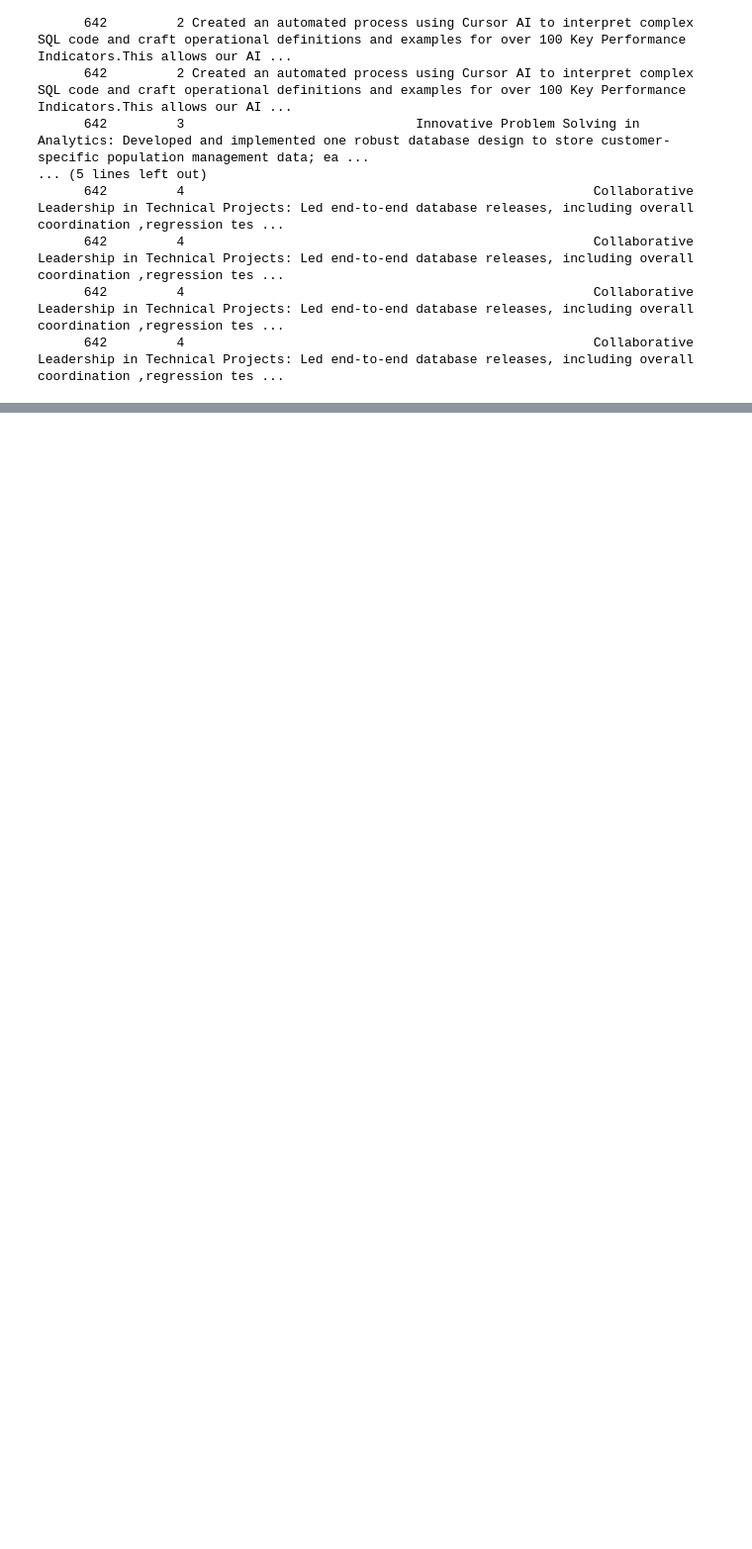
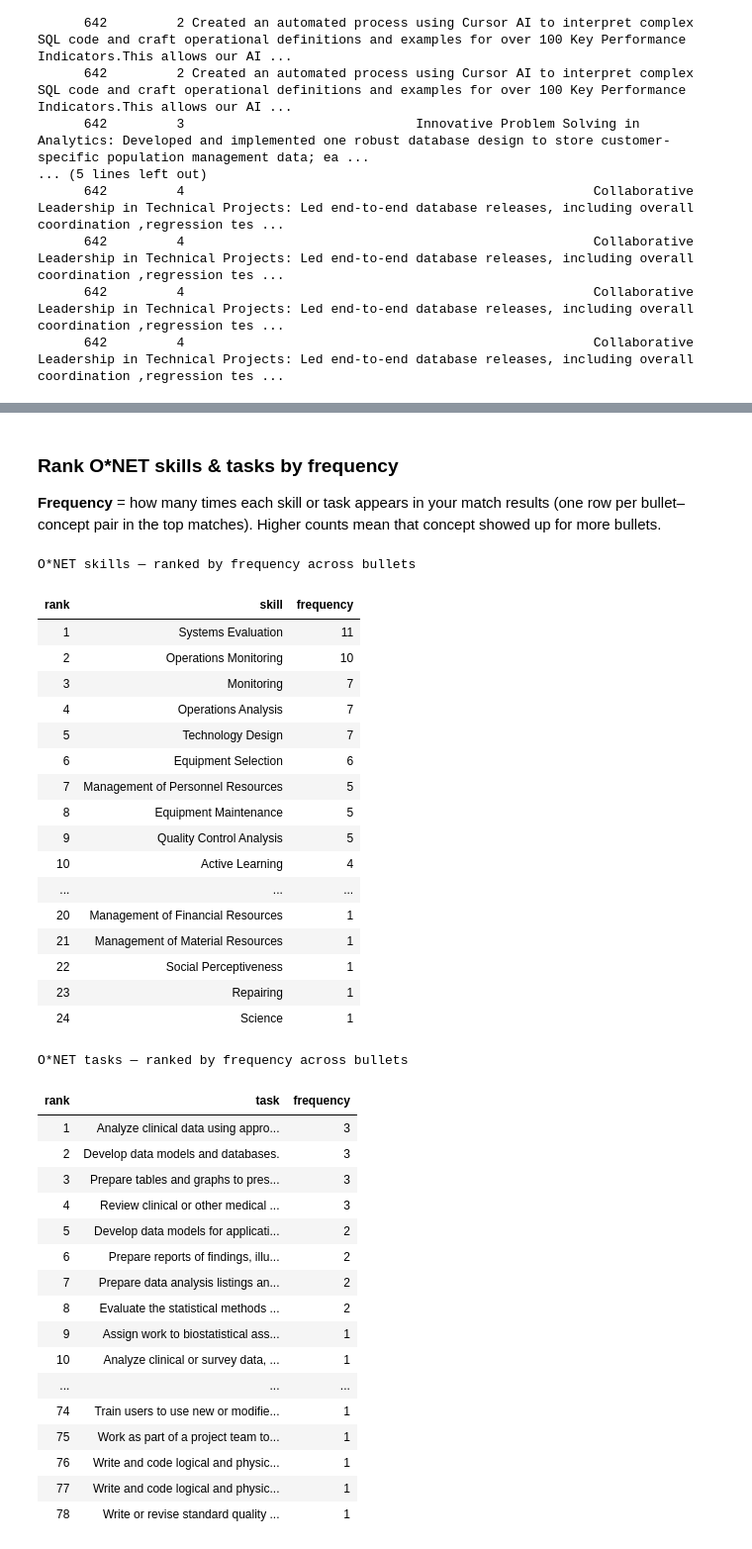
Before and after one commit to deloresmincarelli/Portfolio, a Jupyter notebook: peopleLikeMe/career_exploration.ipynb, the cells around one changed output, grey strips where cells are left out. Shown at 99% size. Saved outputs shown, nothing was run; the diff lists cells and outputs as text; code cells hidden in the pictures; blank space fills up the shorter version.

```diff
--- a/peopleLikeMe/career_exploration.ipynb
+++ b/peopleLikeMe/career_exploration.ipynb
@@ -1080,0 +1335,80 @@ LLM Fine-Tuning & Evaluation (Healthcare Analytics): Fine Tuned a LLM on laborat
+# %% [markdown]
+### Rank O*NET skills & tasks by frequency
+
+**Frequency** = how many times each skill or task appears in your match results (one row per bullet–concept pair in the top matches). Higher counts mean that concept showed up for more bullets.
+# %%
+from IPython.display import display
+
+try:
+    _s = skills_match_df.copy()
+except NameError:
+    _s = pd.read_csv("resume_skill_matches.csv", dtype=str)
+try:
+    _t = tasks_match_df.copy()
+except NameError:
+    _t = pd.read_csv("resume_task_matches.csv", dtype=str)
+
+skills_rank_df = (
+    _s.groupby("skill", as_index=False)
+    .size()
+    .rename(columns={"size": "frequency"})
+    .sort_values("frequency", ascending=False)
+    .reset_index(drop=True)
+)
+skills_rank_df.insert(0, "rank", range(1, len(skills_rank_df) + 1))
+
+tasks_rank_df = (
+    _t.groupby("task", as_index=False)
+    .size()
+    .rename(columns={"size": "frequency"})
+    .sort_values("frequency", ascending=False)
+    .reset_index(drop=True)
+)
+tasks_rank_df.insert(0, "rank", range(1, len(tasks_rank_df) + 1))
+
+_sty = {"text-align": "left", "white-space": "pre-wrap"}
+
+print("O*NET skills — ranked by frequency across bullets")
+with pd.option_context("display.max_colwidth", None, "display.max_rows", None):
+    display(skills_rank_df.style.set_properties(**_sty).hide(axis="index"))
+
+print("O*NET tasks — ranked by frequency across bullets")
+with pd.option_context("display.max_colwidth", None, "display.max_rows", None):
+    display(tasks_rank_df.style.set_properties(**_sty).hide(axis="index"))
+# %% [output]
+O*NET skills — ranked by frequency across bullets
+| rank | skill | frequency |
+| 1 | Systems Evaluation | 11 |
+| 2 | Operations Monitoring | 10 |
+| 3 | Monitoring | 7 |
+| 4 | Operations Analysis | 7 |
+| 5 | Technology Design | 7 |
+| 6 | Equipment Selection | 6 |
+| 7 | Management of Personnel Resources | 5 |
+| 8 | Equipment Maintenance | 5 |
+| 9 | Quality Control Analysis | 5 |
+| 10 | Active Learning | 4 |
+| ... | ... | ... |
+| 20 | Management of Financial Resources | 1 |
+| 21 | Management of Material Resources | 1 |
+| 22 | Social Perceptiveness | 1 |
+| 23 | Repairing | 1 |
+| 24 | Science | 1 |
+O*NET tasks — ranked by frequency across bullets
+| rank | task | frequency |
+| 1 | Analyze clinical data using appro... | 3 |
+| 2 | Develop data models and databases. | 3 |
+| 3 | Prepare tables and graphs to pres... | 3 |
+| 4 | Review clinical or other medical ... | 3 |
+| 5 | Develop data models for applicati... | 2 |
+| 6 | Prepare reports of findings, illu... | 2 |
+| 7 | Prepare data analysis listings an... | 2 |
+| 8 | Evaluate the statistical methods ... | 2 |
+| 9 | Assign work to biostatistical ass... | 1 |
+| 10 | Analyze clinical or survey data, ... | 1 |
+| ... | ... | ... |
+| 74 | Train users to use new or modifie... | 1 |
+| 75 | Work as part of a project team to... | 1 |
+| 76 | Write and code logical and physic... | 1 |
+| 77 | Write and code logical and physic... | 1 |
+| 78 | Write or revise standard quality ... | 1 |
```
Also changed, not shown: parts of 17 cells of this notebook.
